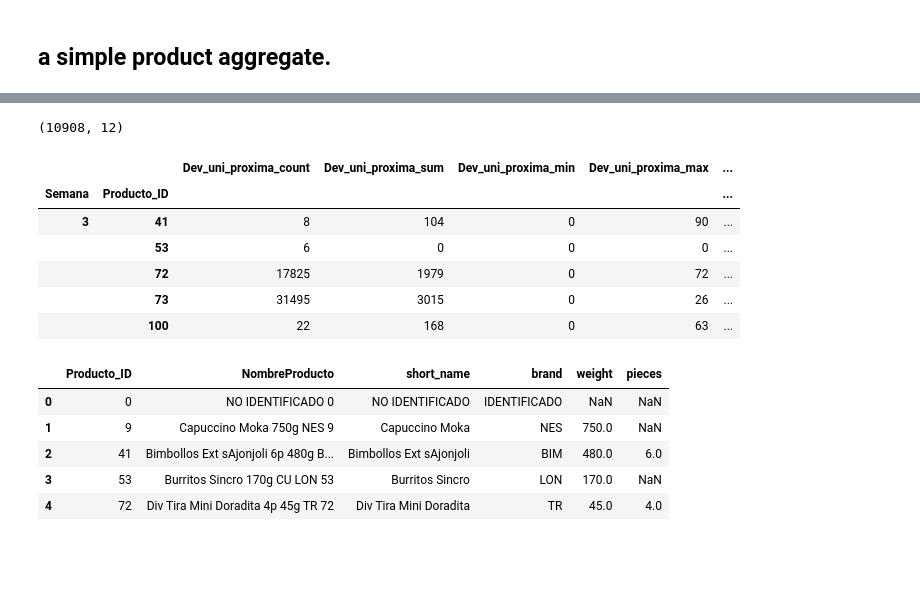
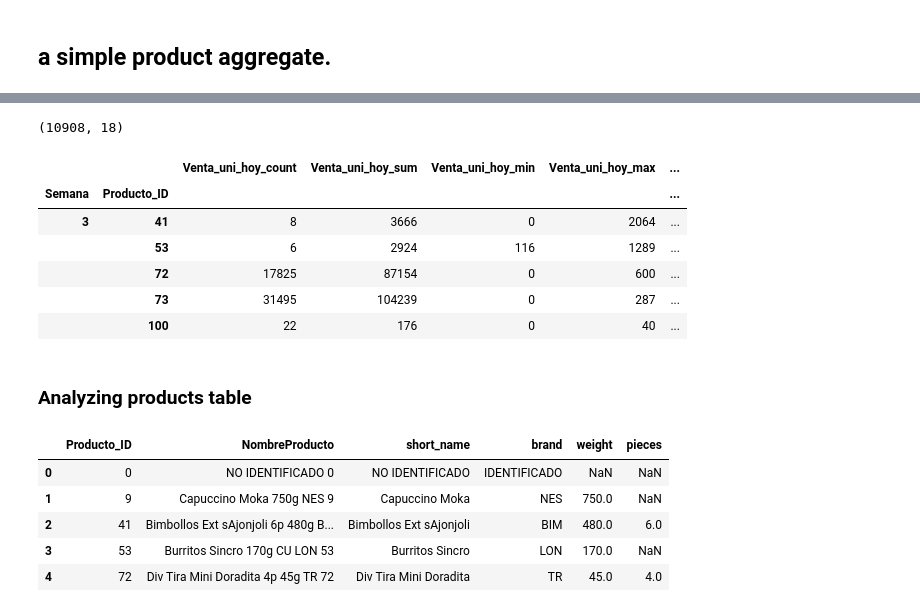
Before and after one commit to nidhinayak86/springboard, a Jupyter notebook: storytelling/storytelling.ipynb, the cells around one changed output, grey strips where cells are left out. Saved outputs shown, nothing was run; the diff lists cells and outputs as text; code cells hidden in the pictures; blank space fills up the shorter version.

```diff
--- a/storytelling/storytelling.ipynb
+++ b/storytelling/storytelling.ipynb
@@ -1,14 +12,5 @@
 # %%
-from bokeh.plotting import figure, show, output_notebook
-from bokeh.models import HoverTool, ColumnDataSource
-import numpy as np
-import pandas as pd
-import matplotlib.pyplot as plt
-import seaborn as sns
-output_notebook()
-%matplotlib inline
-def get_product_agg(cols):
-    df_train = pd.read_csv('train.csv', usecols = ['Semana', 'Producto_ID'] + cols,
+df_train = pd.read_csv('train.csv', usecols = ['Semana', 'Producto_ID','Demanda_uni_equil','Dev_uni_proxima','Venta_uni_hoy'],
                            dtype  = {'Semana': 'int32',
                                      'Producto_ID':'int32',
                                      'Venta_hoy':'float32',
@@ -16,7 +18,6 @@ def get_product_agg(cols):
                                      'Dev_uni_proxima':'int32',
                                      'Dev_proxima':'float32',
                                      'Demanda_uni_equil':'int32'})
-    agg  = df_train.groupby(['Semana', 'Producto_ID'], as_index=False).agg(['count','sum', 'min', 'max','median','mean'])
-    agg.columns  =  ['_'.join(col).strip() for col in agg.columns.values]
-    del(df_train)
-    return agg
+agg  = df_train.groupby(['Semana', 'Producto_ID'], as_index=False).agg(['count','sum', 'min', 'max','median','mean'])
+agg.columns  =  ['_'.join(col).strip() for col in agg.columns.values]
+del(df_train)
@@ -45,15 +64,15 @@ agg1 = get_product_agg(['Demanda_uni_equil','Dev_uni_proxima'])
 # %%
 
-agg1.shape
+agg.shape
 # %% [output]
-(10908, 12)
+(10908, 18)
 # %%
-agg1.head()
+agg.head()
 # %% [output]
-|  |  | Dev_uni_proxima_count | Dev_uni_proxima_sum | Dev_uni_proxima_min | Dev_uni_proxima_max | ... |
+|  |  | Venta_uni_hoy_count | Venta_uni_hoy_sum | Venta_uni_hoy_min | Venta_uni_hoy_max | ... |
 | Semana | Producto_ID |  |  |  |  | ... |
-| 3 | 41 | 8 | 104 | 0 | 90 | ... |
-|  | 53 | 6 | 0 | 0 | 0 | ... |
-|  | 72 | 17825 | 1979 | 0 | 72 | ... |
-|  | 73 | 31495 | 3015 | 0 | 26 | ... |
-|  | 100 | 22 | 168 | 0 | 63 | ... |
+| 3 | 41 | 8 | 3666 | 0 | 2064 | ... |
+|  | 53 | 6 | 2924 | 116 | 1289 | ... |
+|  | 72 | 17825 | 87154 | 0 | 600 | ... |
+|  | 73 | 31495 | 104239 | 0 | 287 | ... |
+|  | 100 | 22 | 176 | 0 | 40 | ... |
@@ -63,3 +79,5 @@ agg = agg1.join(agg2)
+# %% [markdown]
+### Analyzing products table
 # %%
 products  =  pd.read_csv("producto_tabla.csv")
 products['short_name'] = products.NombreProducto.str.extract('^(\D*)', expand=False)
```
Also changed, not shown: parts of 9 cells of this notebook, 1 other file.
